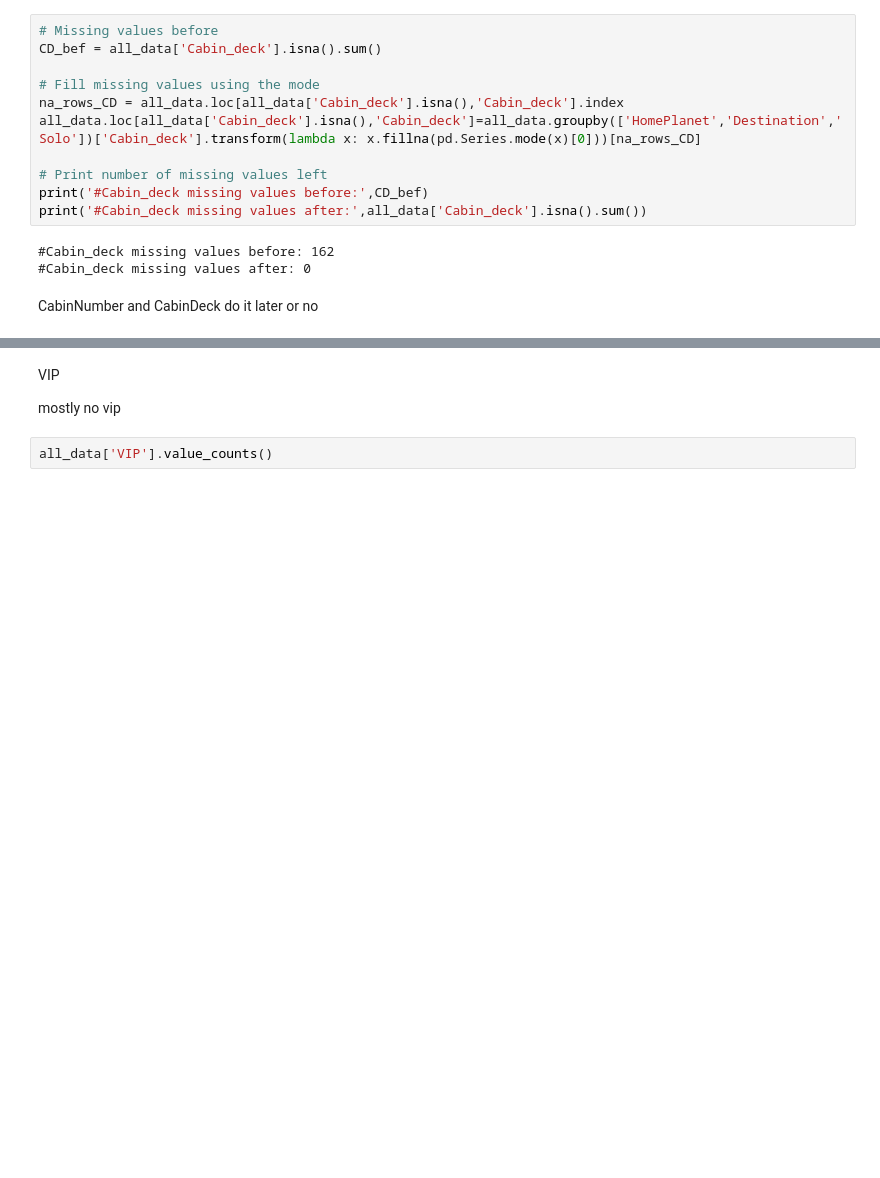
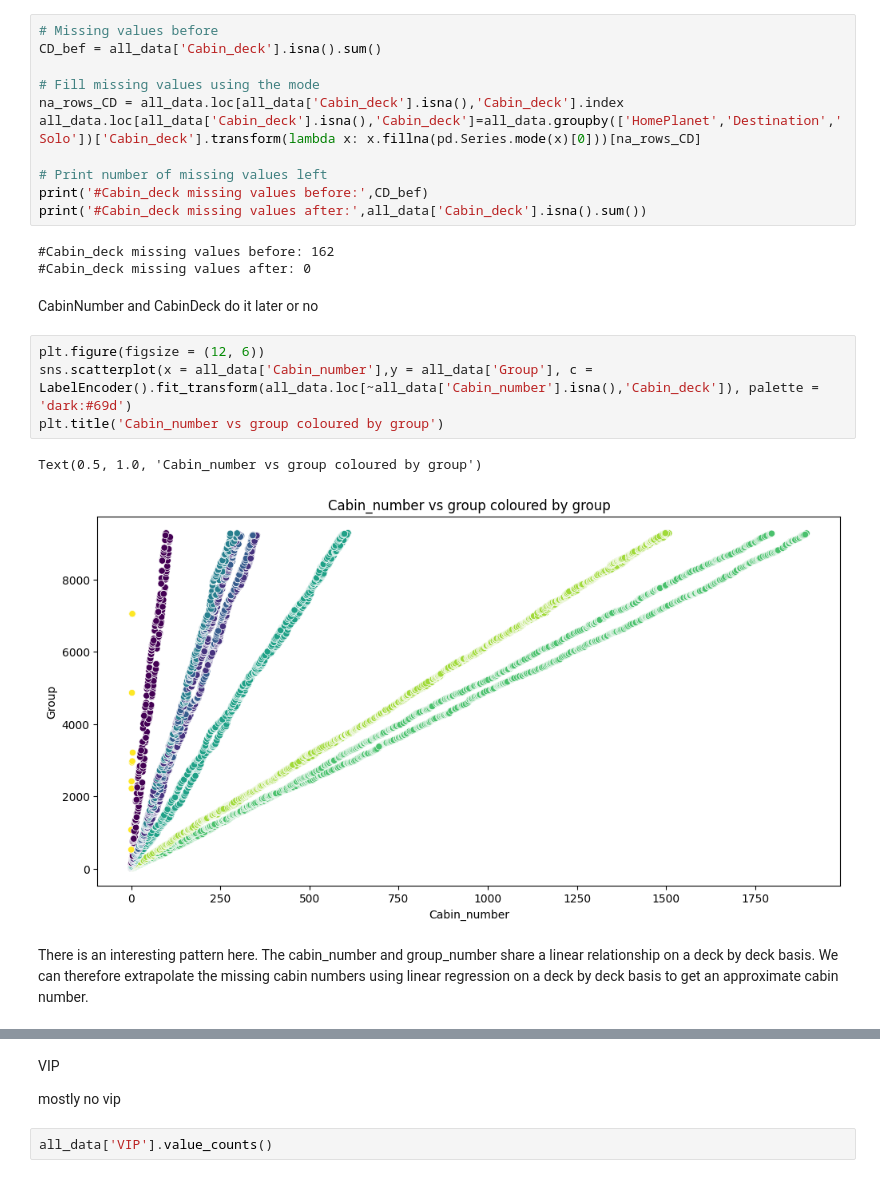
Before and after one commit to MooAbdelhamid/kaggle-notebooks, a Jupyter notebook: spaceship-titanic.ipynb, the cells around one changed output, grey strips where cells are left out. Cells and saved outputs as stored; diff of their text form; blank space fills up the shorter version.

```diff
--- a/spaceship-titanic.ipynb
+++ b/spaceship-titanic.ipynb
@@ -965,3 +981,12 @@ print('#Cabin_deck missing values after:',all_data['Cabin_deck'].isna().sum())
 #Cabin_deck missing values after: 0
 # %% [markdown]
 CabinNumber and CabinDeck do it later or no
+# %%
+plt.figure(figsize = (12, 6))
+sns.scatterplot(x = all_data['Cabin_number'],y = all_data['Group'], c = LabelEncoder().fit_transform(all_data.loc[~all_data['Cabin_number'].isna(),'Cabin_deck']), palette = 'dark:#69d')
+plt.title('Cabin_number vs group coloured by group')
+# %% [output]
+Text(0.5, 1.0, 'Cabin_number vs group coloured by group')
+[figure, added]
+# %% [markdown]
+There is an interesting pattern here. The cabin_number and group_number share a linear relationship on a deck by deck basis. We can therefore extrapolate the missing cabin numbers using linear regression on a deck by deck basis to get an approximate cabin number.
```
Also changed, not shown: parts of 24 cells of this notebook.
